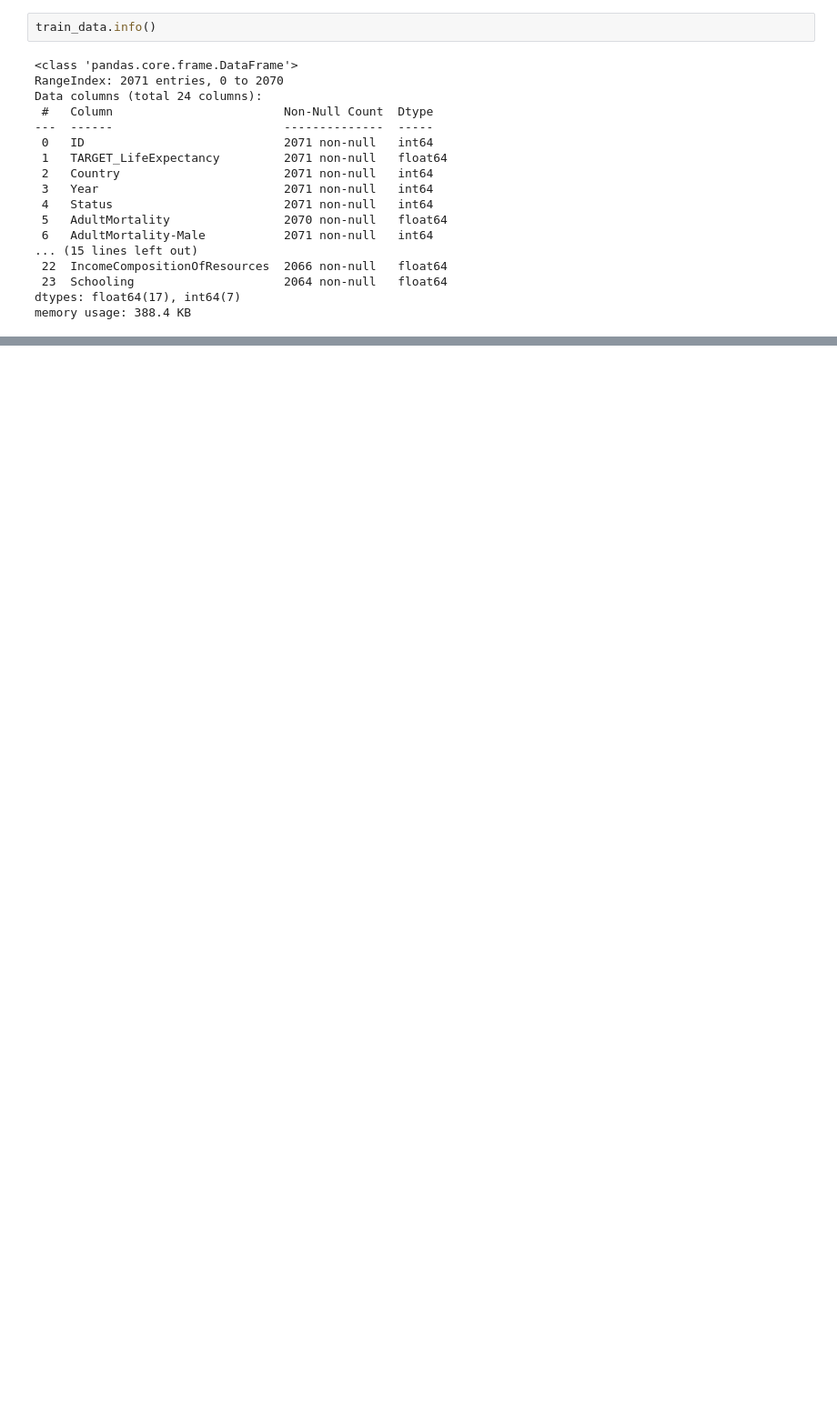
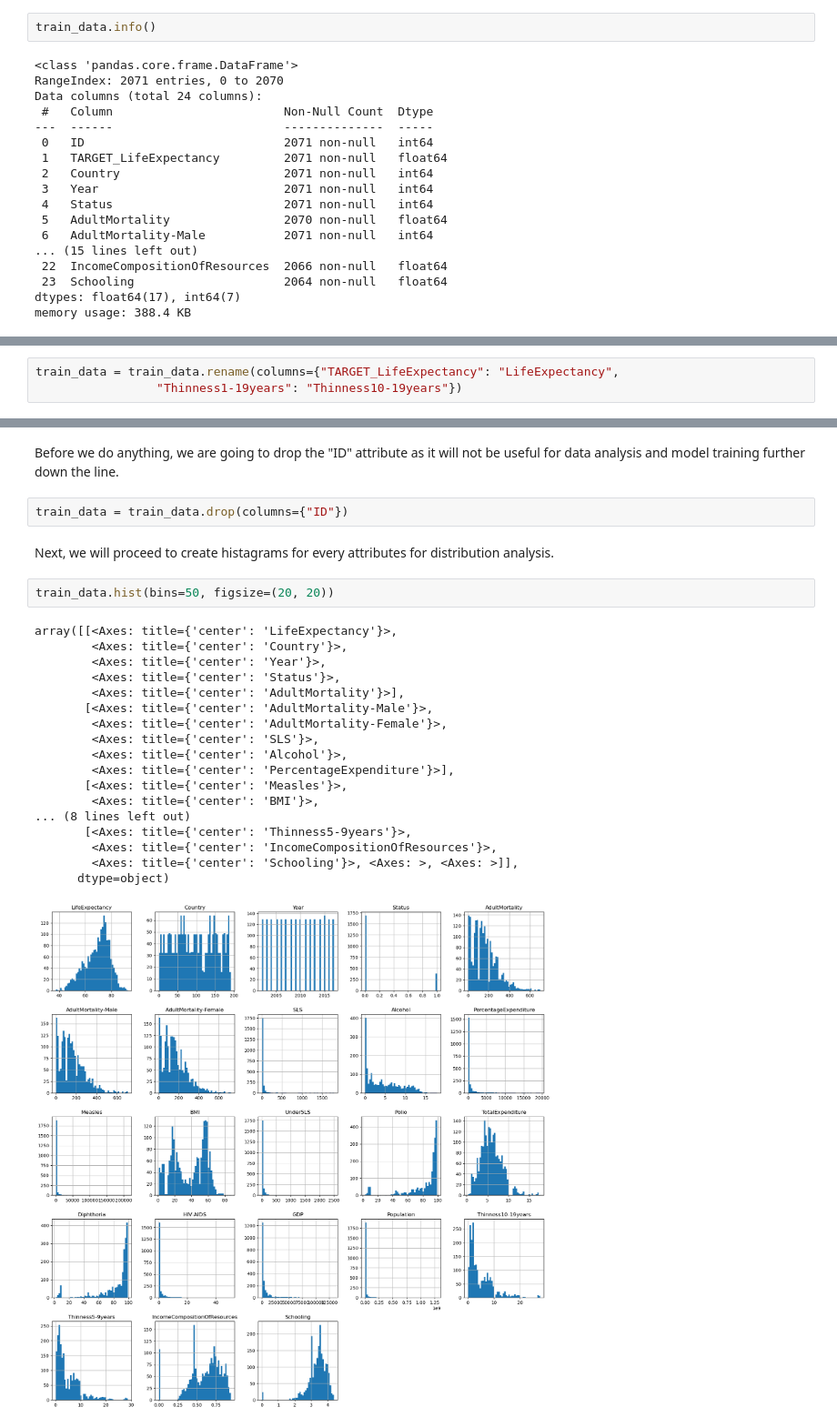
Before and after one commit to KanTheCodingNoob/Machine-Learning-LifeExpectancyPrediction, a Jupyter notebook: COSC2753_A1_S4019548.ipynb, the cells around one changed output, grey strips where cells are left out. Shown at 91% size. Drawn from its saved outputs; the diff is of its cells as text; blank space fills up the shorter version.

Commit message:
Data visualisation and analysis

```diff
--- a/COSC2753_A1_S4019548.ipynb
+++ b/COSC2753_A1_S4019548.ipynb
@@ -117,0 +119,3 @@ array([[<Axes: title={'center': 'ID'}>,
+# %%
+train_data = train_data.rename(columns={"TARGET_LifeExpectancy": "LifeExpectancy",
+                 "Thinness1-19years": "Thinness10-19years"})
@@ -117,0 +164,27 @@ array([[<Axes: title={'center': 'ID'}>,
+# %% [markdown]
+Before we do anything, we are going to drop the "ID" attribute as it will not be useful for data analysis and model training further down the line.
+# %%
+train_data = train_data.drop(columns={"ID"})
+# %% [markdown]
+Next, we will proceed to create histagrams for every attributes for distribution analysis.
+# %%
+train_data.hist(bins=50, figsize=(20, 20))
+# %% [output]
+array([[<Axes: title={'center': 'LifeExpectancy'}>,
+        <Axes: title={'center': 'Country'}>,
+        <Axes: title={'center': 'Year'}>,
+        <Axes: title={'center': 'Status'}>,
+        <Axes: title={'center': 'AdultMortality'}>],
+       [<Axes: title={'center': 'AdultMortality-Male'}>,
+        <Axes: title={'center': 'AdultMortality-Female'}>,
+        <Axes: title={'center': 'SLS'}>,
+        <Axes: title={'center': 'Alcohol'}>,
+        <Axes: title={'center': 'PercentageExpenditure'}>],
+       [<Axes: title={'center': 'Measles'}>,
+        <Axes: title={'center': 'BMI'}>,
+... (8 lines left out)
+       [<Axes: title={'center': 'Thinness5-9years'}>,
+        <Axes: title={'center': 'IncomeCompositionOfResources'}>,
+        <Axes: title={'center': 'Schooling'}>, <Axes: >, <Axes: >]],
+      dtype=object)
+[figure, added]
```
Also changed, not shown: parts of 24 cells of this notebook, 1 other file.
